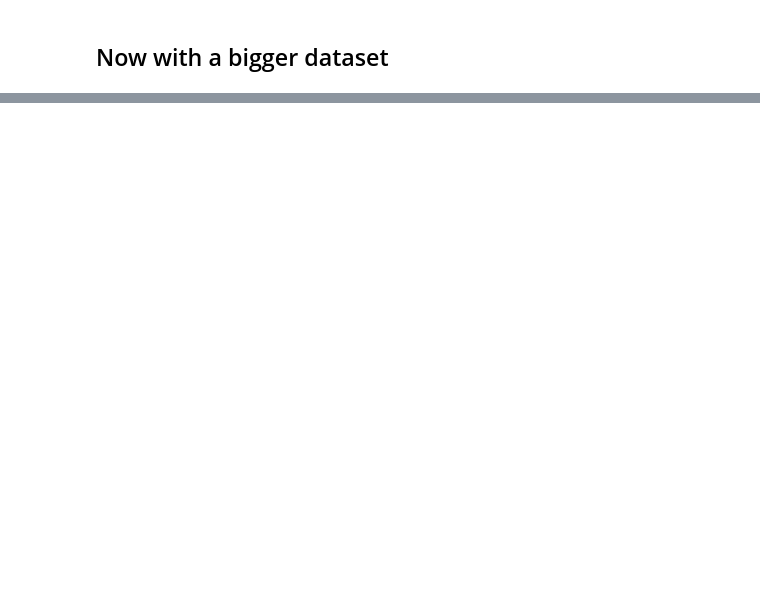
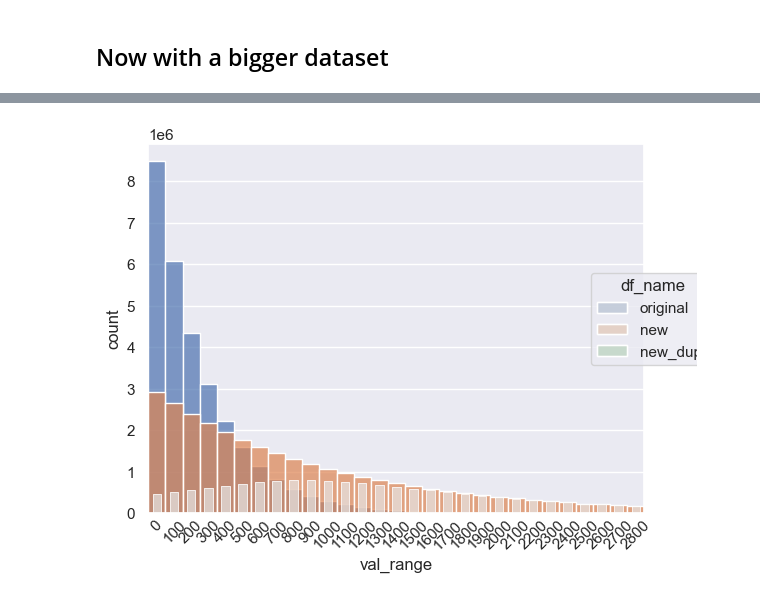
Before and after one commit to ryu1kn/sandbox--data-wrangling, a Jupyter notebook: notebooks/weighted-sampling.ipynb, the cells around one changed output, grey strips where cells are left out. Cells and saved outputs as stored; diff of their text form; code cells hidden in the pictures; blank space fills up the shorter version.

```diff
--- a/notebooks/weighted-sampling.ipynb
+++ b/notebooks/weighted-sampling.ipynb
@@ -141,3 +169,8 @@ Wall time: 50.6 s
+# %%
+plot_dists(df_big_orig, df_big_sampled_pd)
+del df_big_sampled_pd
+# %% [output]
+[figure, added]
 # %%
 %%time
 
```
Also changed, not shown: parts of 15 cells of this notebook.
